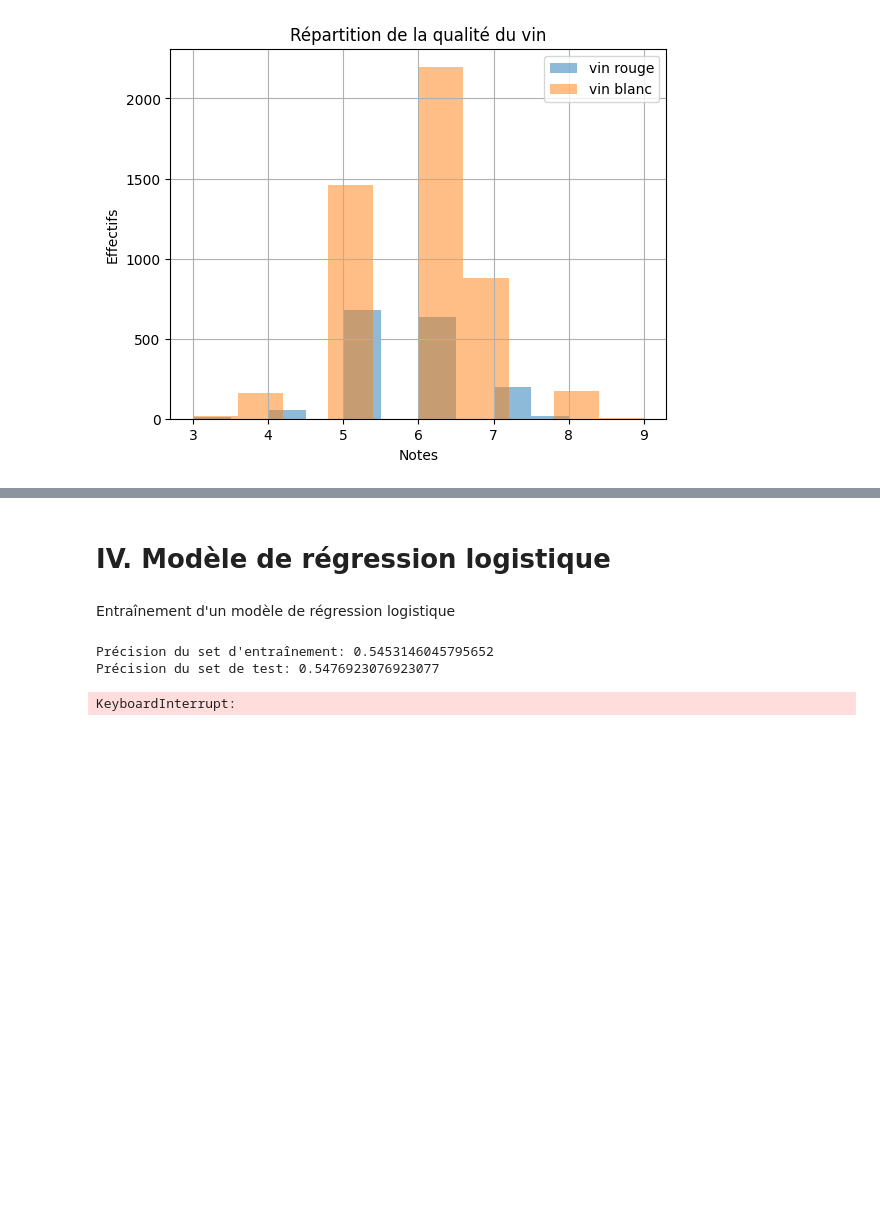
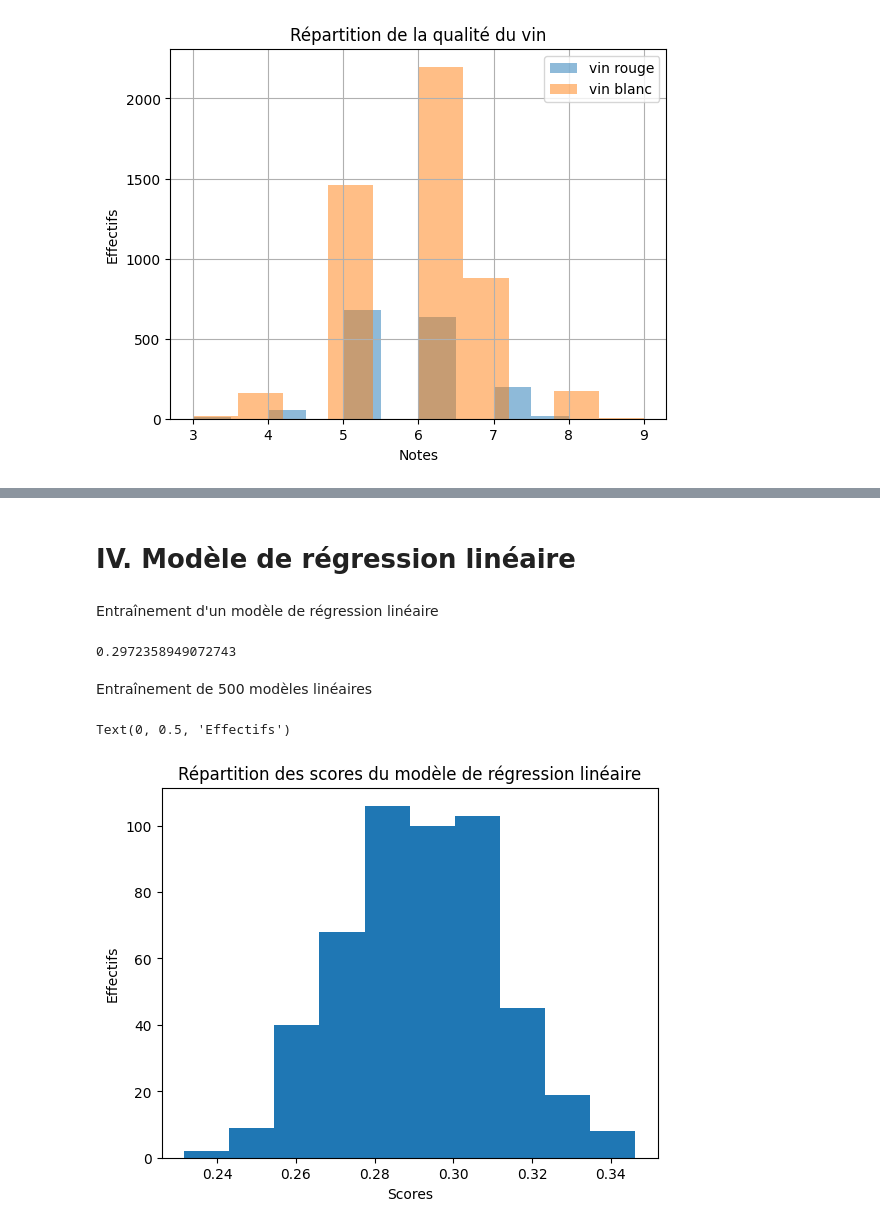
Before and after one commit to OraneOrveillon/machine-learning-wine-quality, a Jupyter notebook: main.ipynb, the cells around one changed output, grey strips where cells are left out. Saved outputs shown, nothing was run; the diff lists cells and outputs as text; code cells hidden in the pictures; blank space fills up the shorter version.

Commit message:
Régression linéaire

```diff
--- a/main.ipynb
+++ b/main.ipynb
@@ -130,28 +135,37 @@ Attribution de X et y
 X = df.drop('quality', axis = 1)
 y = df.quality
 # %% [markdown]
-# IV. Modèle de régression logistique
+# IV. Modèle de régression linéaire
 # %% [markdown]
-Entraînement d'un modèle de régression logistique
+Entraînement d'un modèle de régression linéaire
 # %%
+from sklearn.model_selection import train_test_split
 from sklearn.linear_model import LogisticRegression
-from sklearn.model_selection import train_test_split
+from sklearn.linear_model import LinearRegression
 
 X_train, X_test, y_train, y_test = train_test_split(X, y, test_size = 0.2)
-model = LogisticRegression(max_iter=1000000)
+
+model = LinearRegression()
 model.fit(X_train, y_train)
 
-print('Précision du set d\'entraînement:', model.score(X_train, y_train))
-print('Précision du set de test:', model.score(X_test, y_test))
+model.score(X_test, y_test)
 # %% [output]
-Précision du set d'entraînement: 0.5453146045795652
-Précision du set de test: 0.5476923076923077
+0.2972358949072743
-# %%
-from sklearn.model_selection import GridSearchCV
-
-gs = GridSearchCV(model, param_grid={}, scoring='accuracy', refit=True, cv=10)
-gs.fit(X, y)
-
-gs.cv_results_
-# %% [output]
-KeyboardInterrupt:
+# %% [markdown]
+Entraînement de 500 modèles linéaires
+# %%
+scores = []
+
+for i in range(500):
+  X_train, X_test, y_train, y_test = train_test_split(X, y, test_size = 0.2)
+  model = LinearRegression()
+  model.fit(X_train, y_train)
+  scores.append(model.score(X_test, y_test))
+
+plt.title('Répartition des scores du modèle de régression linéaire')
+plt.hist(scores)
+plt.xlabel('Scores')
+plt.ylabel('Effectifs')
+# %% [output]
+Text(0, 0.5, 'Effectifs')
+[figure, added]
```
Also changed, not shown: parts of 8 cells of this notebook.
